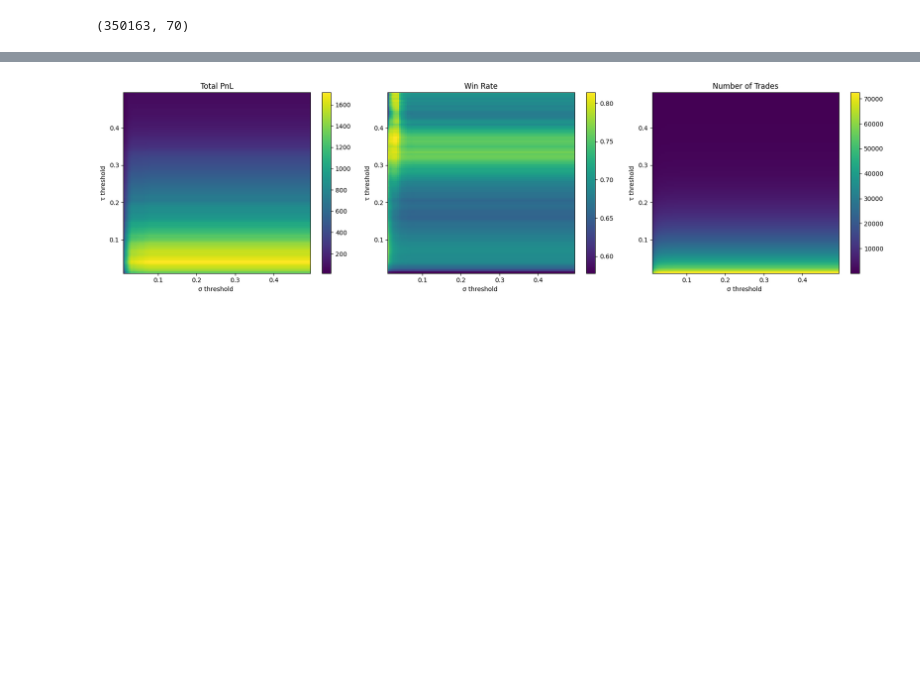
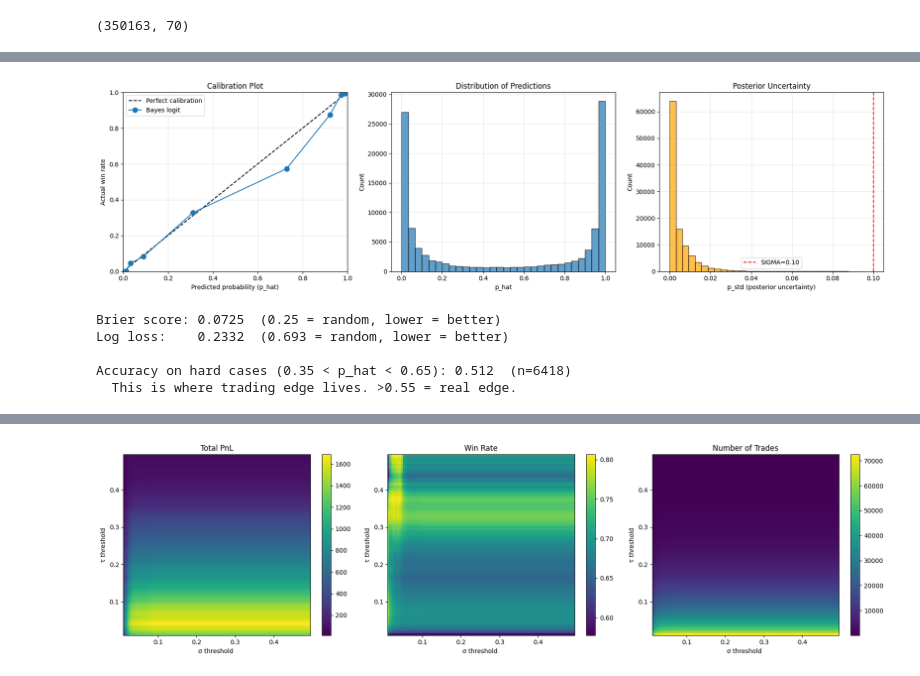
Before and after one commit to erxcshi/crypto_pred_market, a Jupyter notebook: models/bayes_log_reg (1).ipynb, the cells around one changed output, grey strips where cells are left out. Saved outputs shown, nothing was run; the diff lists cells and outputs as text; code cells hidden in the pictures; blank space fills up the shorter version.

Commit message:
all trading logic

```diff
--- a/models/bayes_log_reg (1).ipynb
+++ b/models/bayes_log_reg (1).ipynb
@@ -207,3 +223,62 @@ plt.show()
+# %%
+from sklearn.calibration import calibration_curve
+from sklearn.metrics import brier_score_loss, log_loss
+import matplotlib.pyplot as plt
+import numpy as np
+
+y_true = y_test.to_numpy().ravel() if hasattr(y_test, 'to_numpy') else np.asarray(y_test).ravel()
+
+# Calibration curve
+prob_true, prob_pred = calibration_curve(y_true, p_hat, n_bins=10, strategy='quantile')
+
+fig, axes = plt.subplots(1, 3, figsize=(18, 5))
+
+# 1. Reliability diagram
+axes[0].plot([0, 1], [0, 1], 'k--', label='Perfect calibration')
+axes[0].plot(prob_pred, prob_true, 'o-', label='Bayes logit', markersize=8)
+axes[0].set_xlabel('Predicted probability (p_hat)')
+axes[0].set_ylabel('Actual win rate')
+axes[0].set_title('Calibration Plot')
+axes[0].legend()
+axes[0].grid(alpha=0.3)
+axes[0].set_xlim(0, 1); axes[0].set_ylim(0, 1)
+
+# 2. Distribution of p_hat
+axes[1].hist(p_hat, bins=30, edgecolor='black', alpha=0.7)
+axes[1].set_xlabel('p_hat')
+axes[1].set_ylabel('Count')
+axes[1].set_title('Distribution of Predictions')
+axes[1].grid(alpha=0.3)
+
+# 3. Uncertainty (p_std) distribution — Bayesian-specific
+axes[2].hist(p_std, bins=30, edgecolor='black', alpha=0.7, color='orange')
+axes[2].axvline(0.10, color='red', linestyle='--', label='SIGMA=0.10')
+axes[2].set_xlabel('p_std (posterior uncertainty)')
+axes[2].set_ylabel('Count')
+axes[2].set_title('Posterior Uncertainty')
+axes[2].legend()
+axes[2].grid(alpha=0.3)
+
+plt.tight_layout()
+plt.show()
+
+print(f"Brier score: {brier_score_loss(y_true, p_hat):.4f}  (0.25 = random, lower = better)")
+print(f"Log loss:    {log_loss(y_true, p_hat):.4f}  (0.693 = random, lower = better)")
+
+# Critical: accuracy on HARD cases (where market is uncertain)
+# Tells you if the model is real edge or just reading market prices back
+mid_mask = (p_hat > 0.35) & (p_hat < 0.65)
+if mid_mask.sum() > 0:
+    hard_acc = ((p_hat[mid_mask] > 0.5).astype(int) == y_true[mid_mask]).mean()
+    print(f"\nAccuracy on hard cases (0.35 < p_hat < 0.65): {hard_acc:.3f}  (n={mid_mask.sum()})")
+    print("  This is where trading edge lives. >0.55 = real edge.")
+# %% [output]
+[figure, added]
+Brier score: 0.0725  (0.25 = random, lower = better)
+Log loss:    0.2332  (0.693 = random, lower = better)
+
+Accuracy on hard cases (0.35 < p_hat < 0.65): 0.512  (n=6418)
+  This is where trading edge lives. >0.55 = real edge.
 # %%
 # Posterior histograms
 n_show = min(8, n_params)
```
Also changed, not shown: parts of 15 cells of this notebook, 18 other files.
